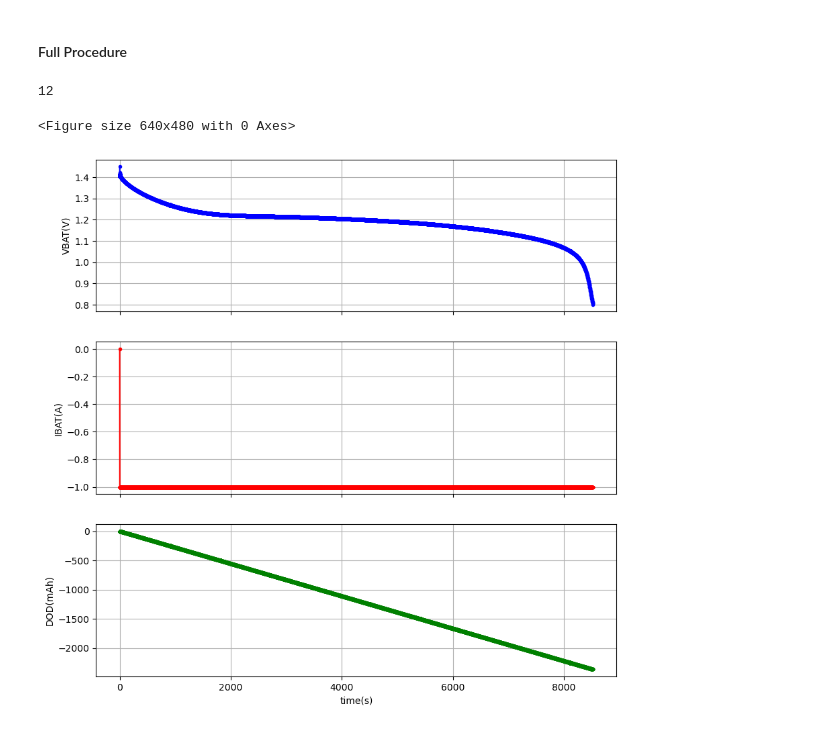
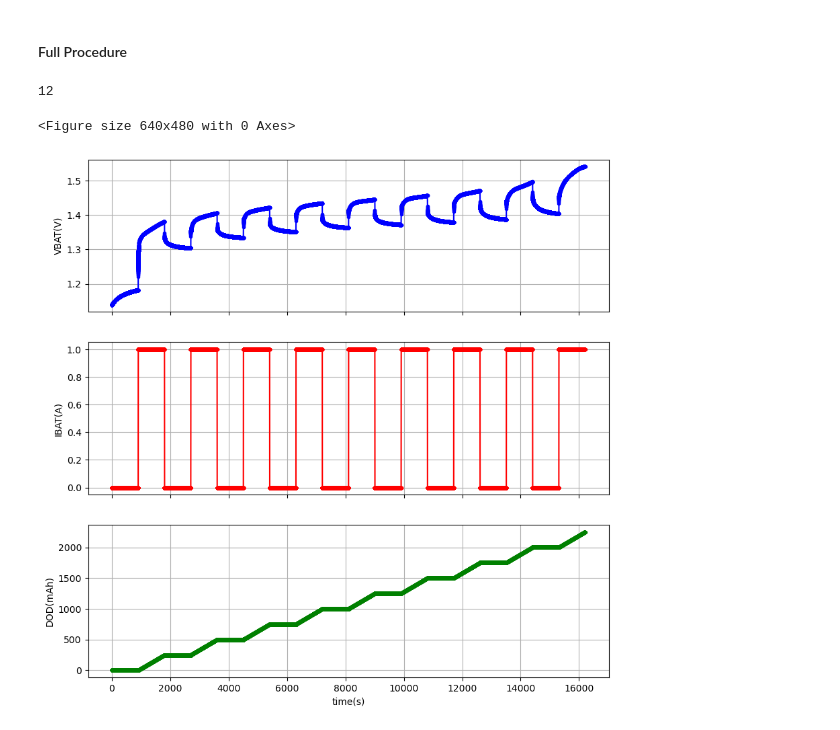
Before and after one commit to Triangleman1/ICASL_test_code, a Jupyter notebook: 585_SOC_Estimation/585_SOC_ESTIMATION.ipynb, the cells around one changed output. Cells and saved outputs as stored; diff of their text form; code cells hidden in the pictures.

Commit message:
charging data

```diff
--- a/585_SOC_Estimation/585_SOC_ESTIMATION.ipynb
+++ b/585_SOC_Estimation/585_SOC_ESTIMATION.ipynb
@@ -234,7 +234,9 @@ def test_charge():
         time.sleep(1)
         measure(2)
         update_lines()
-        if VBAT[-1] > 1.53 or VBAT[-1] < .8:
+        if VBAT[-1] > 1.52 or VBAT[-1] < .8:
+            break
+        if VBAT[-1] > 1.5 and (VBAT[-2] - VBAT[-1]) < 0:
             break
         test_time_current=times[-1]-test_time_start
 # %%
@@ -270,9 +272,9 @@ for SOC in SOCs:
 SM.write("VOLT:NPLC 1")
 SOC_Initial=1
 Total_Capacity=2300
-save_dir = "Discharging_3"
+save_dir = "Charging_3"
 os.makedirs(save_dir, exist_ok=True)
-current_level = -1
+current_level = 1
 IBAT=[]
 VBAT=[]
 DOD=[]
@@ -304,32 +306,33 @@ BAT_INFO=(SM.query(":READ?"))
 start_time = time.perf_counter()
 times.append(0)
 DOD.append(0)
 SOC.append(SOC_Initial)
 IBAT.append(float(BAT_INFO.split(',')[1]))
 VBAT.append(float(BAT_INFO.split(',')[0]))
 State.append(0)
 
 update_lines()
 
 while VBAT[-1] > .8 and VBAT[-1] < 1.53:
     checkpoint=len(times)
     #test_rest()
     test_charge()
-
+    if VBAT[-1] > 1.5 and (VBAT[-2] - VBAT[-1]) < 0:
+        break
     df = pd.DataFrame({'times': times[checkpoint:], 'voltage': VBAT[checkpoint:],
                        'current': IBAT[checkpoint:], 'SOC':SOC[checkpoint:],
                         'DOD':DOD[checkpoint:], 'state':State[checkpoint:]})
 
     df.to_csv(os.path.join(save_dir, f'SOC={SOC[checkpoint]}.csv'), index=False)
 
     df = pd.DataFrame({'times': times, 'voltage': VBAT, 'current': IBAT, 'SOC':SOC, 'DOD':DOD, 'state':State})
     df.to_csv(os.path.join(save_dir, f'complete.csv'), index=False)
     if times[-1]>16*3600:
         break
 
 
 SM.write("OUTP:STAT 0")
 # %% [output]
 12
 <Figure size 640x480 with 0 Axes>
-[figure, old version]
+[figure, new version]
```
Also changed, not shown: 11 other files.
